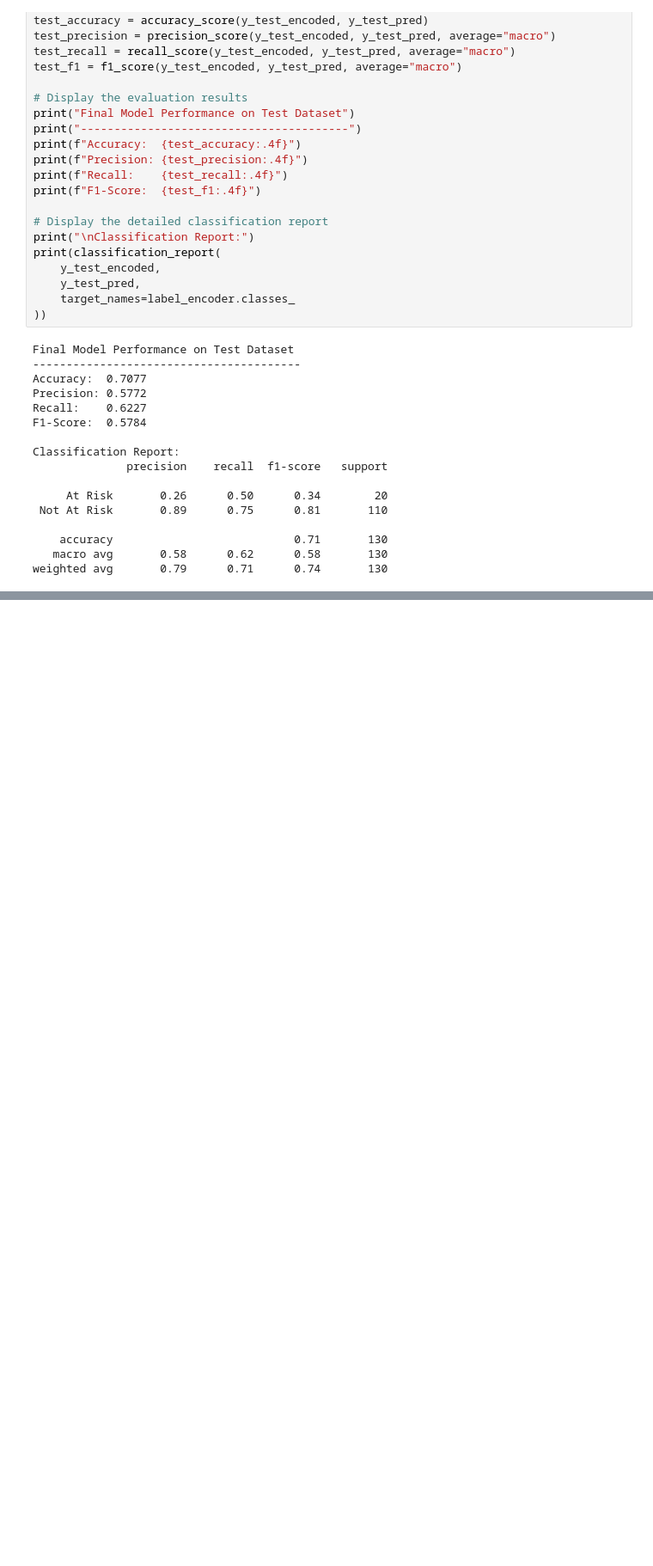
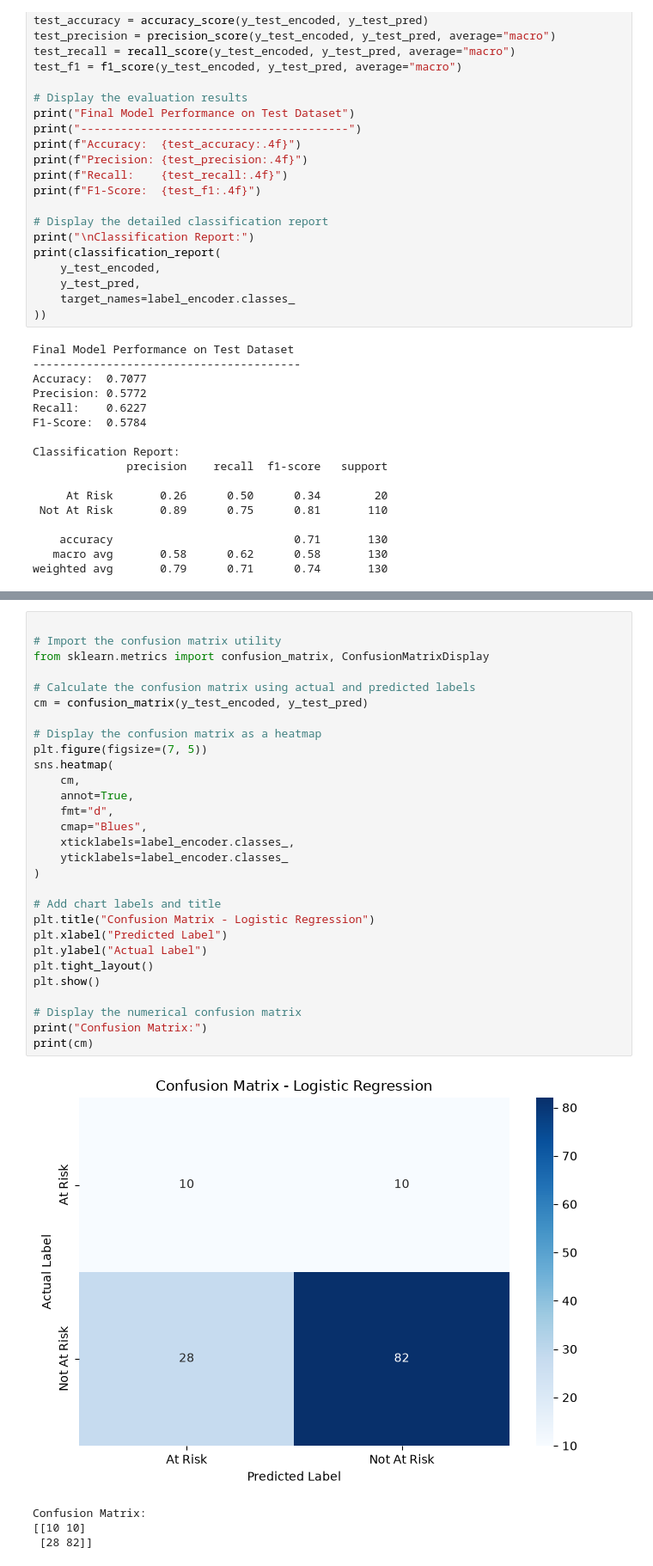
Before and after one commit to SachinKrSingh-138/Academic_Project, a Jupyter notebook: notebooks/analysis.ipynb, the cells around one changed output, grey strips where cells are left out. Shown at 86% size. Saved outputs shown, nothing was run; the diff lists cells and outputs as text; blank space fills up the shorter version.

```diff
--- a/notebooks/analysis.ipynb
+++ b/notebooks/analysis.ipynb
@@ -1335,0 +1346,34 @@ weighted avg       0.79      0.71      0.74       130
+# %%
+
+# Import the confusion matrix utility
+from sklearn.metrics import confusion_matrix, ConfusionMatrixDisplay
+
+# Calculate the confusion matrix using actual and predicted labels
+cm = confusion_matrix(y_test_encoded, y_test_pred)
+
+# Display the confusion matrix as a heatmap
+plt.figure(figsize=(7, 5))
+sns.heatmap(
+    cm,
+    annot=True,
+    fmt="d",
+    cmap="Blues",
+    xticklabels=label_encoder.classes_,
+    yticklabels=label_encoder.classes_
+)
+
+# Add chart labels and title
+plt.title("Confusion Matrix - Logistic Regression")
+plt.xlabel("Predicted Label")
+plt.ylabel("Actual Label")
+plt.tight_layout()
+plt.show()
+
+# Display the numerical confusion matrix
+print("Confusion Matrix:")
+print(cm)
+# %% [output]
+[figure, added]
+Confusion Matrix:
+[[10 10]
+ [28 82]]
```
Also changed, not shown: parts of 52 cells of this notebook, 3 other files.
